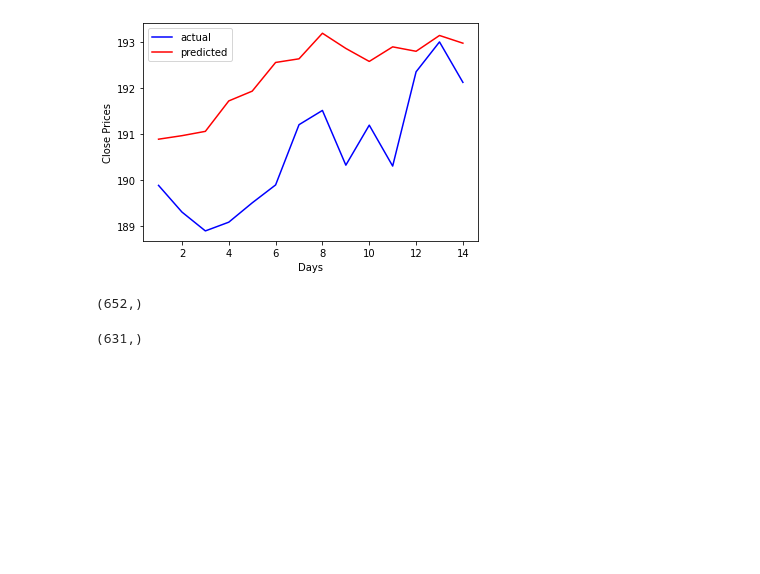
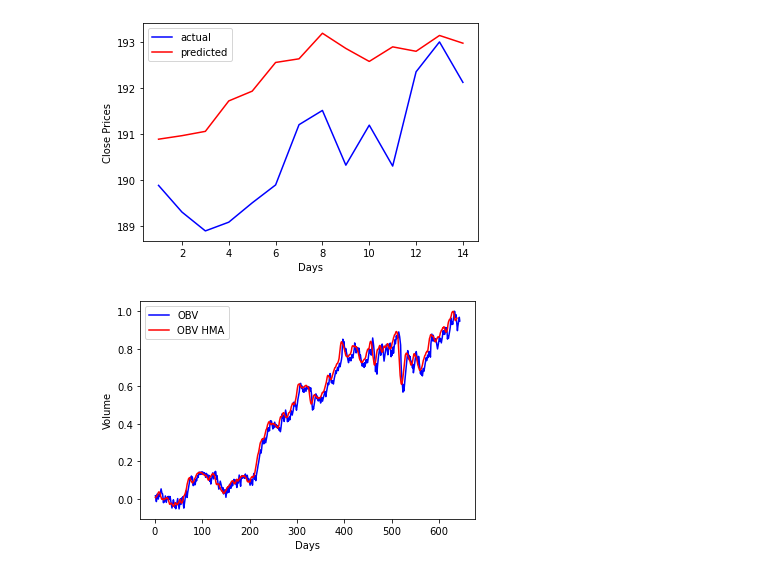
Before and after one commit to ENEmyr/autotrading, a Jupyter notebook: test_predicted.ipynb, the cells around one changed output. Saved outputs shown, nothing was run; the diff lists cells and outputs as text; code cells hidden in the pictures; blank space fills up the shorter version.

```diff
--- a/test_predicted.ipynb
+++ b/test_predicted.ipynb
@@ -63,12 +63,18 @@ plt.legend()
 plt.show()
 # %% [output]
 [figure]
-# %%
-volumes = get_volumes(data_path)
-print(volumes.shape)
-# %% [output]
-(652,)
-# %%
-transform_pred.shape
-# %% [output]
-(631,)
+# %%
+volumes = get_volumes(data_path)
+obv = on_balance_volume(volumes, y.reshape(1, -1)[0])
+days = np.arange(1, len(obv)+1)
+smoother = Smoother(obv, 7)
+obv_hma = smoother.transform('hamming')
+plt.plot(days, obv/obv.max(), 'b', label='OBV')
+days = np.arange(1, len(obv_hma)+1)
+plt.plot(days, obv_hma/obv_hma.max(), 'r', label='OBV HMA')
+plt.xlabel('Days')
+plt.ylabel('Volume')
+plt.legend()
+plt.show()
+# %% [output]
+[figure, added]
```
Also changed, not shown: parts of 1 cell of this notebook, 3 other files.
